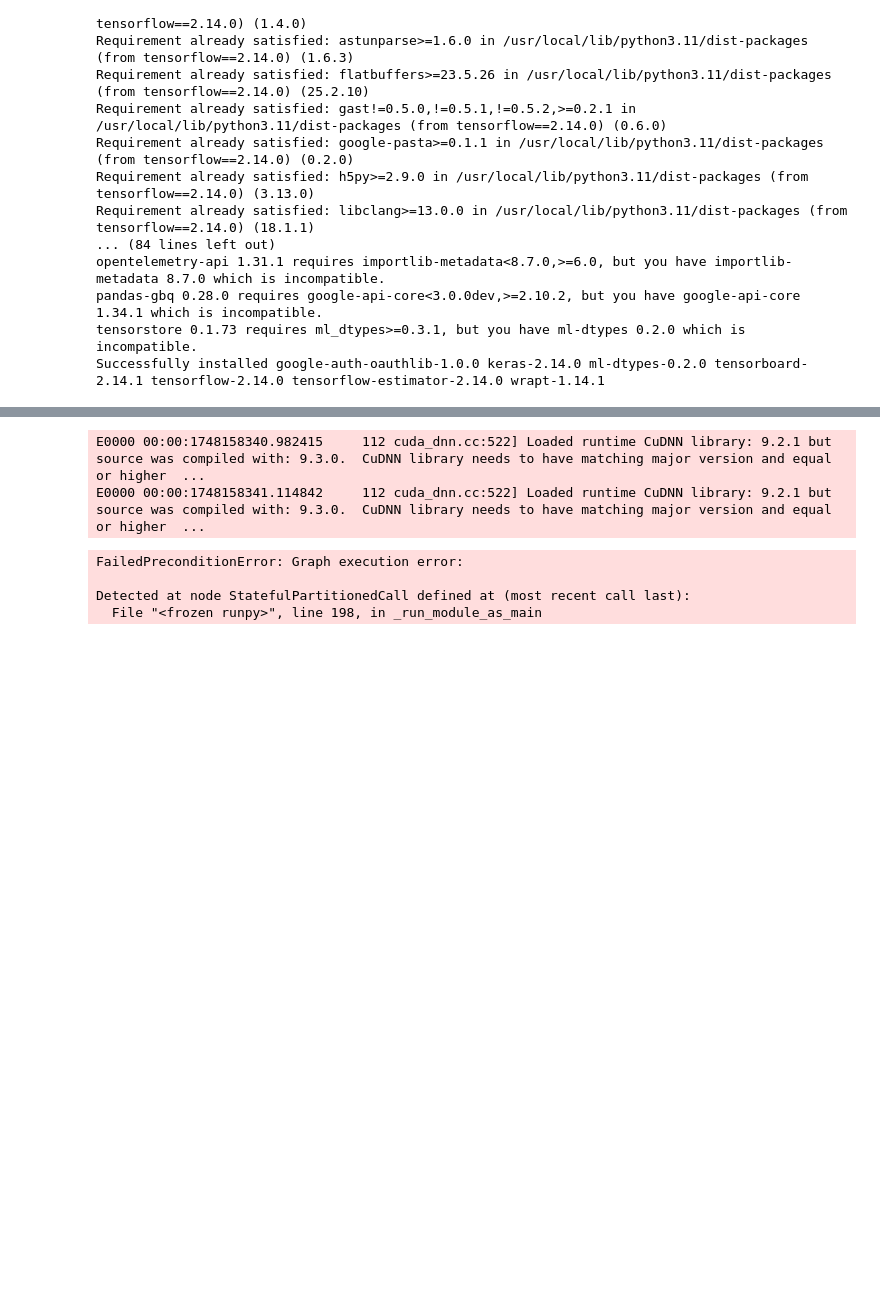
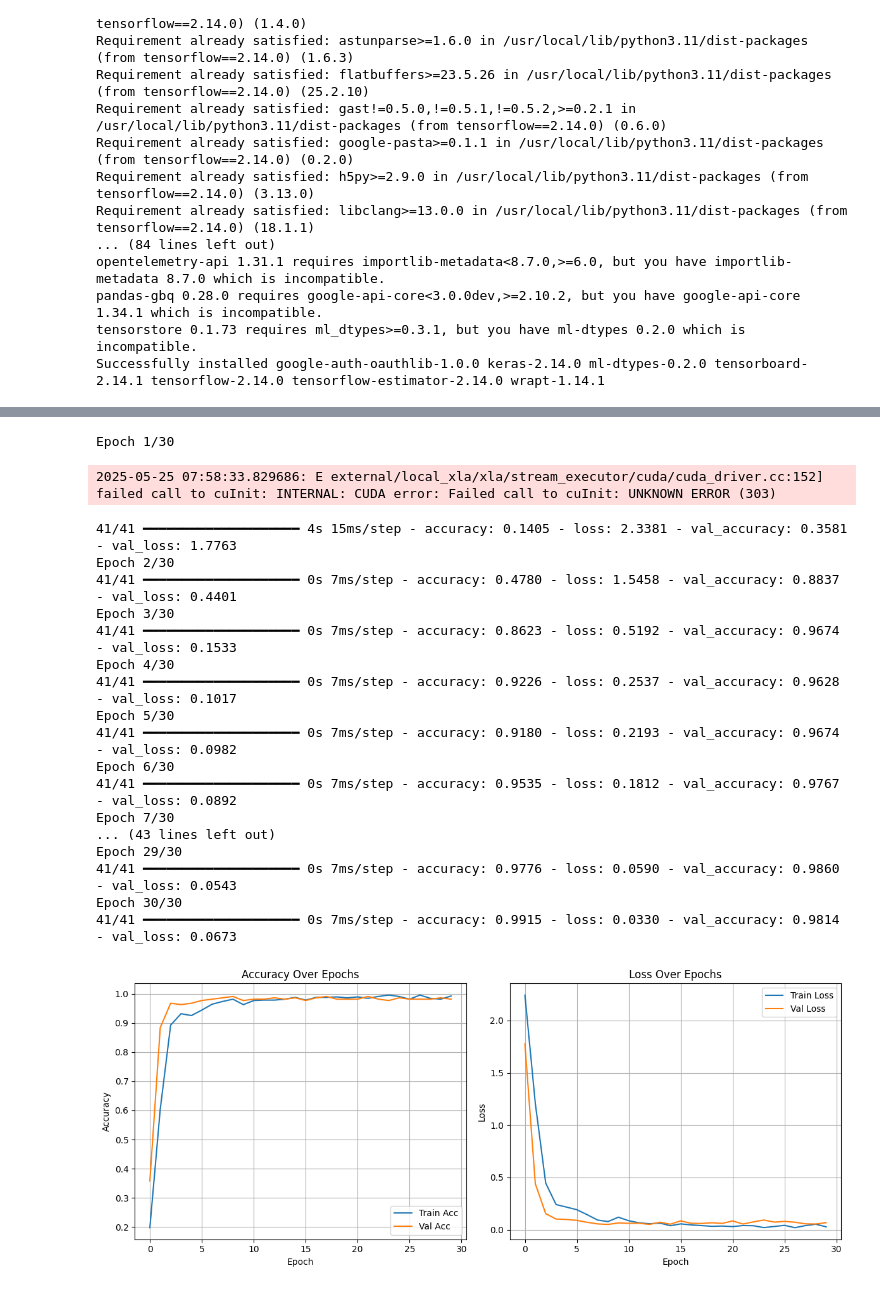
Before and after one commit to wissemkarouss/PFE_Ahmed, a Jupyter notebook: ahmed-pfe.ipynb, the cells around one changed output, grey strips where cells are left out. Saved outputs shown, nothing was run; the diff lists cells and outputs as text; code cells hidden in the pictures; blank space fills up the shorter version.

Commit message:
Kaggle Notebook | Ahmed_PFE | Version 5

```diff
--- a/ahmed-pfe.ipynb
+++ b/ahmed-pfe.ipynb
@@ -417,10 +417,10 @@ from tensorflow.keras.layers import Input
 
 from tensorflow.keras.utils import to_categorical
 import os
-# os.environ["CUDA_VISIBLE_DEVICES"] = "-1"
+os.environ["CUDA_VISIBLE_DEVICES"] = "-1"
 
 # Load encodings
-with open("/kaggle/working/encodings.pickle", "rb") as f:
+with open("/kaggle/input/finalenc/encodings (1).pickle", "rb") as f:
     data = pickle.load(f)
 
 X = np.array(data["encodings"])
@@ -459,7 +459,7 @@ model = Sequential([
 model.compile(optimizer='adam', loss='categorical_crossentropy', metrics=['accuracy'])
 
 # Train model
-history = model.fit(X_train, y_train, epochs=50, batch_size=16, validation_data=(X_val, y_val))
+history = model.fit(X_train, y_train, epochs=30, batch_size=16, validation_data=(X_val, y_val))
 
 # Save model
 model.save("face_classifier_nn.h5")
@@ -494,6 +497,20 @@ Epoch 1/50
-E0000 00:00:1748158340.982415     112 cuda_dnn.cc:522] Loaded runtime CuDNN library: 9.2.1 but source was compiled with: 9.3.0.  CuDNN library needs to have matching major version and equal or higher  ...
-E0000 00:00:1748158341.114842     112 cuda_dnn.cc:522] Loaded runtime CuDNN library: 9.2.1 but source was compiled with: 9.3.0.  CuDNN library needs to have matching major version and equal or higher  ...
+Epoch 1/30
-FailedPreconditionError: Graph execution error:
-
-Detected at node StatefulPartitionedCall defined at (most recent call last):
-  File "<frozen runpy>", line 198, in _run_module_as_main
+2025-05-25 07:58:33.829686: E external/local_xla/xla/stream_executor/cuda/cuda_driver.cc:152] failed call to cuInit: INTERNAL: CUDA error: Failed call to cuInit: UNKNOWN ERROR (303)
+41/41 ━━━━━━━━━━━━━━━━━━━━ 4s 15ms/step - accuracy: 0.1405 - loss: 2.3381 - val_accuracy: 0.3581 - val_loss: 1.7763
+Epoch 2/30
+41/41 ━━━━━━━━━━━━━━━━━━━━ 0s 7ms/step - accuracy: 0.4780 - loss: 1.5458 - val_accuracy: 0.8837 - val_loss: 0.4401
+Epoch 3/30
+41/41 ━━━━━━━━━━━━━━━━━━━━ 0s 7ms/step - accuracy: 0.8623 - loss: 0.5192 - val_accuracy: 0.9674 - val_loss: 0.1533
+Epoch 4/30
+41/41 ━━━━━━━━━━━━━━━━━━━━ 0s 7ms/step - accuracy: 0.9226 - loss: 0.2537 - val_accuracy: 0.9628 - val_loss: 0.1017
+Epoch 5/30
+41/41 ━━━━━━━━━━━━━━━━━━━━ 0s 7ms/step - accuracy: 0.9180 - loss: 0.2193 - val_accuracy: 0.9674 - val_loss: 0.0982
+Epoch 6/30
+41/41 ━━━━━━━━━━━━━━━━━━━━ 0s 7ms/step - accuracy: 0.9535 - loss: 0.1812 - val_accuracy: 0.9767 - val_loss: 0.0892
+Epoch 7/30
+... (43 lines left out)
+Epoch 29/30
+41/41 ━━━━━━━━━━━━━━━━━━━━ 0s 7ms/step - accuracy: 0.9776 - loss: 0.0590 - val_accuracy: 0.9860 - val_loss: 0.0543
+Epoch 30/30
+41/41 ━━━━━━━━━━━━━━━━━━━━ 0s 7ms/step - accuracy: 0.9915 - loss: 0.0330 - val_accuracy: 0.9814 - val_loss: 0.0673
+[figure, added]
```
Also changed, not shown: parts of 2 cells of this notebook.
